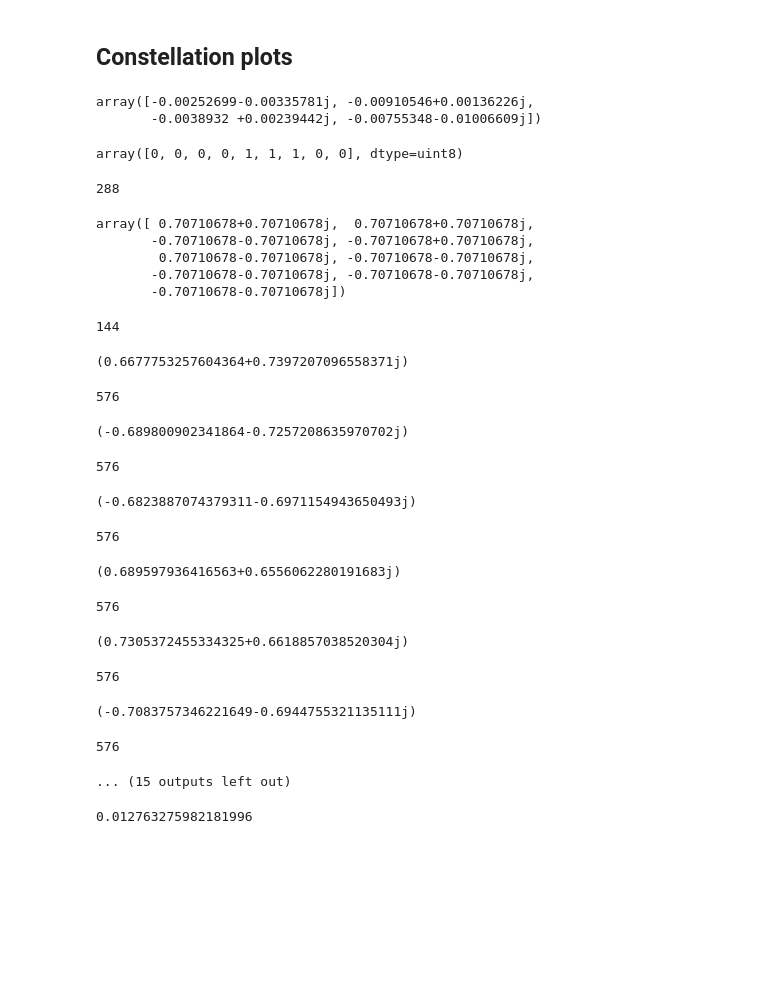
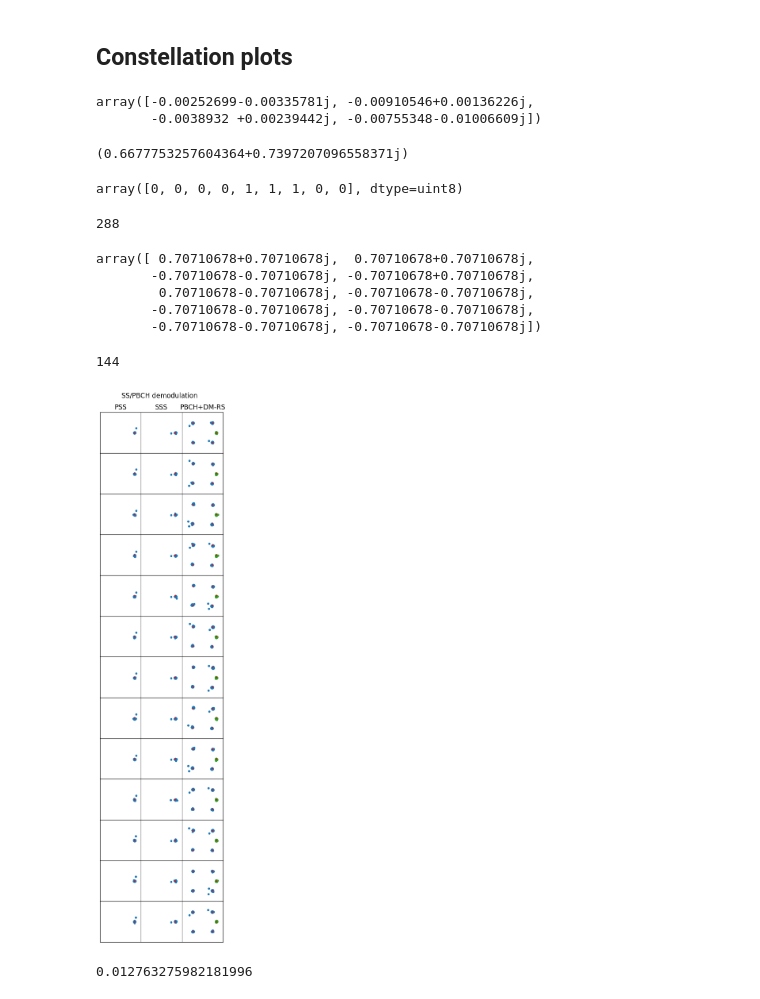
Before and after one commit to setrar/DigiCom, a Jupyter notebook: Labs/.trials/daniestevez/5G NR downlink.py.ipynb, the cells around one changed output. Cells and saved outputs as stored; diff of their text form; code cells hidden in the pictures; blank space fills up the shorter version.

```diff
--- a/Labs/.trials/daniestevez/5G NR downlink.py.ipynb
+++ b/Labs/.trials/daniestevez/5G NR downlink.py.ipynb
@@ -385,10 +391,11 @@ for j in range(Nsymbols):
 # PBCH DMRS sequence
 issb = 0
 2**11*(issb+1)*(NcellID//4 + 1) + 2**6*(issb+1) + (NcellID % 4)
-display(symbols[0,0:4]);
+display(symbols[0,0:4]);display(symbols[1,136:376][0])
 # %% [output]
 array([-0.00252699-0.00335781j, -0.00910546+0.00136226j,
        -0.0038932 +0.00239442j, -0.00755348-0.01006609j])
+(0.6677753257604364+0.7397207096558371j)
 # %%
 pbch_dmrs_seq = c_seq(2**11*(issb+1)*(NcellID//4 + 1) + 2**6*(issb+1) + (NcellID % 4), 288)
 display(pbch_dmrs_seq[0:9]); display(len(pbch_dmrs_seq));
@@ -399,54 +406,42 @@ array([0, 0, 0, 0, 1, 1, 1, 0, 0], dtype=uint8)
 pbch_dmrs_seq = 1/np.sqrt(2) * ((1 - 2*pbch_dmrs_seq[::2].astype('float'))
                                 + 1j * (1 - 2*pbch_dmrs_seq[1::2].astype('float')))
 # %%
-display(pbch_dmrs_seq[0:9]); display(len(pbch_dmrs_seq));
+display(pbch_dmrs_seq[0:10]); display(len(pbch_dmrs_seq));
 # %% [output]
 array([ 0.70710678+0.70710678j,  0.70710678+0.70710678j,
        -0.70710678-0.70710678j, -0.70710678+0.70710678j,
         0.70710678-0.70710678j, -0.70710678-0.70710678j,
        -0.70710678-0.70710678j, -0.70710678-0.70710678j,
-       -0.70710678-0.70710678j])
+       -0.70710678-0.70710678j, -0.70710678-0.70710678j])
 144
 # %%
 Nssblocks = Nsymbols // 140
 plot_width = 4
 fig, axs = plt.subplots(Nssblocks, 3, figsize=(plot_width, plot_width*Nssblocks/3))
 for j in range(Nssblocks):
     s0 = j * 140
     pss = symbols[s0, pss_sc_sel] * pss_sequence(NID2)
     sss = symbols[s0 + 2, pss_sc_sel] * sss_sequence(NID1, NID2)
     pbch = np.concatenate([
         symbols[s0 + 1, Tu//2-120:Tu//2+120],
         symbols[s0 + 2, Tu//2-120:Tu//2-120+48],
         symbols[s0 + 2, Tu//2-120+192:Tu//2+120],
         symbols[s0 + 3, Tu//2-120:Tu//2+120],
-    ]); display(pbch[0]); display(len(pbch));
-    pbch_dmrs = pbch[NcellID % 4::4]
+    ])
+    pbch_dmrs = pbch[NcellID % 4::4]; # display(len(pbch));display(pbch_dmrs[0]);
     pbch_dmrs_wipe = pbch_dmrs * np.conjugate(pbch_dmrs_seq)
     pbch_data = pbch[(np.arange(pbch.size) % 4) != (NcellID % 4)]
     constellation_plot(pss, ax=axs[j, 0], ref='pilot')
     constellation_plot(sss, ax=axs[j, 1], ref='pilot')
     constellation_plot(pbch_data, ax=axs[j, 2], ref='qpsk')
-    # constellation_plot(pbch_dmrs_wipe, ax=axs[j, 2], ref='pilot', color='C2')
+    constellation_plot(pbch_dmrs_wipe, ax=axs[j, 2], ref='pilot', color='C2')
 plt.subplots_adjust(hspace=0, wspace=0)
 plt.suptitle('SS/PBCH demodulation', y=0.91)
 axs[0, 0].set_title('PSS');
 axs[0, 1].set_title('SSS');
 axs[0, 2].set_title('PBCH+DM-RS');
 # %% [output]
-(0.6677753257604364+0.7397207096558371j)
-576
-(-0.689800902341864-0.7257208635970702j)
-576
-(-0.6823887074379311-0.6971154943650493j)
-576
-(0.689597936416563+0.6556062280191683j)
-576
-(0.7305372455334325+0.6618857038520304j)
-576
-(-0.7083757346221649-0.6944755321135111j)
-576
-... (15 outputs left out)
+[figure, added]
 # %%
 # CFO error (Hz) using PSS symbols 120 ms apart
 (np.angle(np.average(symbols[(Nssblocks-1)*140, pss_sc_sel] * pss_sequence(NID2)))
```
Also changed, not shown: parts of 1 cell of this notebook, 1 other file.
